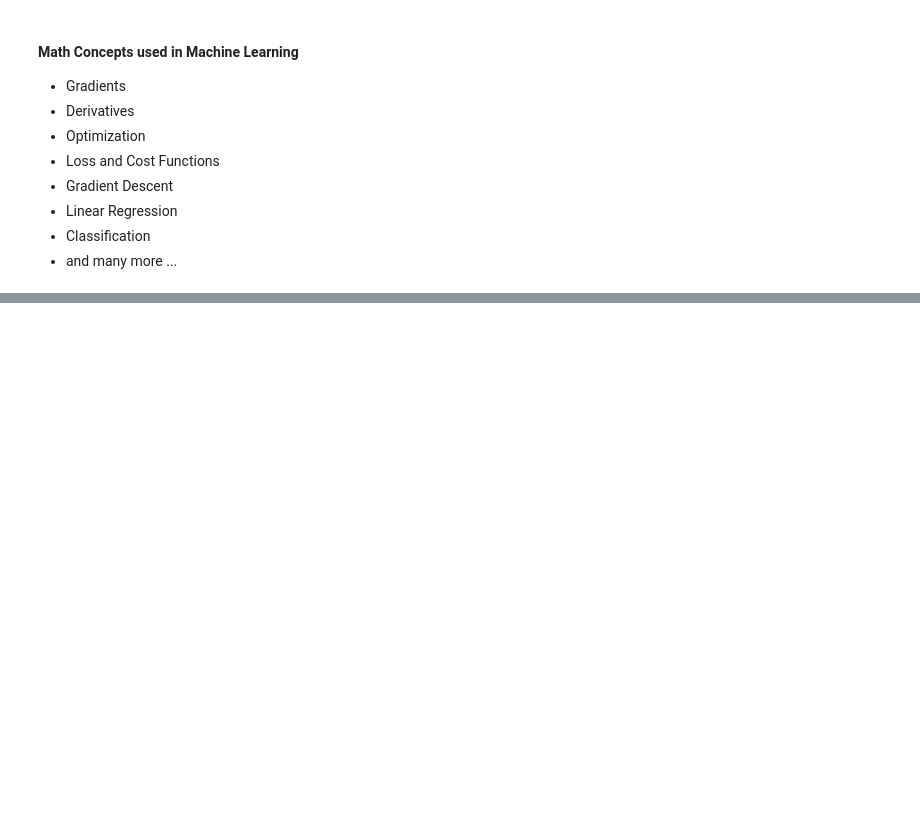
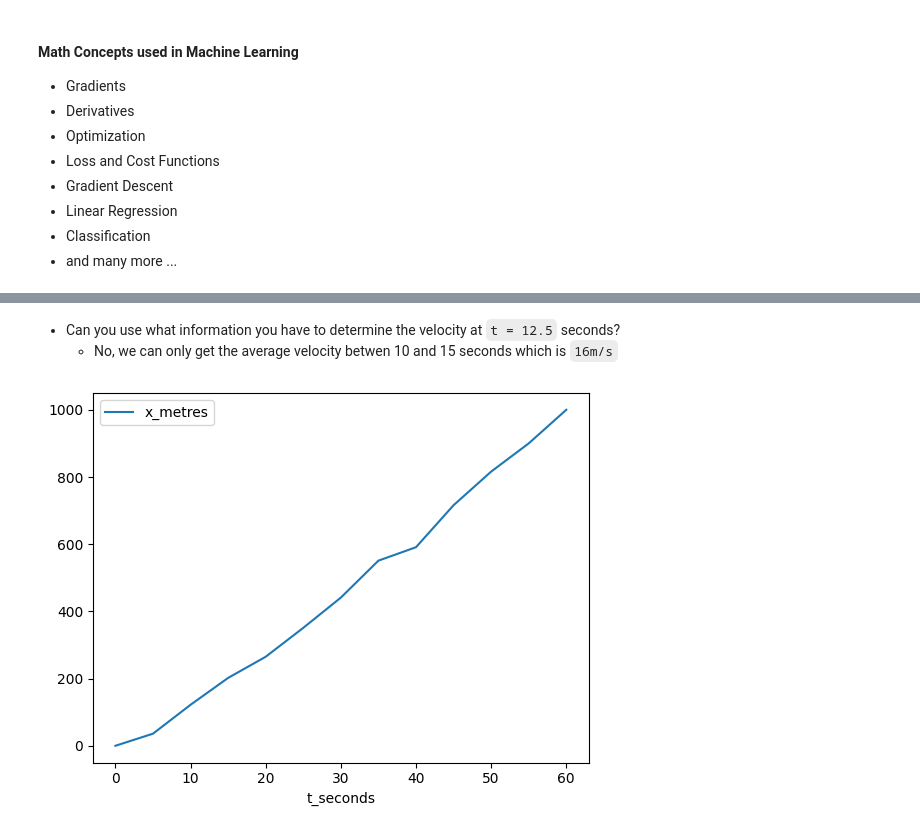
Before and after one commit to PaulToronto/DeepLearning-AI---Mathematics-for-Machine-Learning-and-Data-Science, a Jupyter notebook: 2_1_Derivatives_and_Optimization.ipynb, the cells around one changed output, grey strips where cells are left out. Drawn from its saved outputs; the diff is of its cells as text; code cells hidden in the pictures; blank space fills up the shorter version.

```diff
--- a/2_1_Derivatives_and_Optimization.ipynb
+++ b/2_1_Derivatives_and_Optimization.ipynb
@@ -112,0 +121,7 @@ plt.show()
+# %%
+distance = pd.DataFrame({
+    't_seconds': [0, 5, 10, 15, 20, 25, 30, 35, 40, 45, 50, 55, 60],
+    'x_metres': [0, 36, 122, 202, 265, 351, 441, 551, 591, 716, 816, 900, 1000]
+})
+
+distance
@@ -112,0 +145,4 @@ plt.show()
+# %%
+distance['delta_metres'] = distance['x_metres'] - distance['x_metres'].shift(1)
+distance.set_index('t_seconds', inplace=True)
+distance
@@ -112,0 +165,7 @@ plt.show()
+# %% [markdown]
+- Can you use what information you have to determine the velocity at `t = 12.5` seconds?
+    - No, we can only get the average velocity betwen 10 and 15 seconds which is `16m/s`
+# %%
+distance.plot(use_index=True, y='x_metres');
+# %% [output]
+[figure, added]
```
Also changed, not shown: parts of 17 cells of this notebook.
